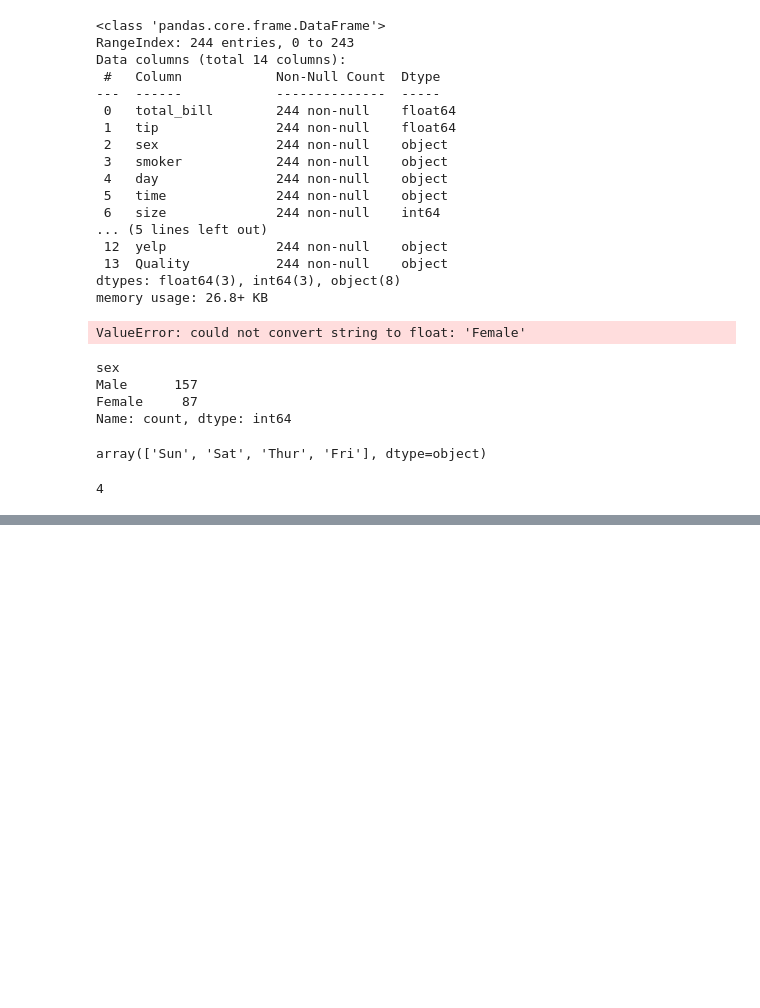
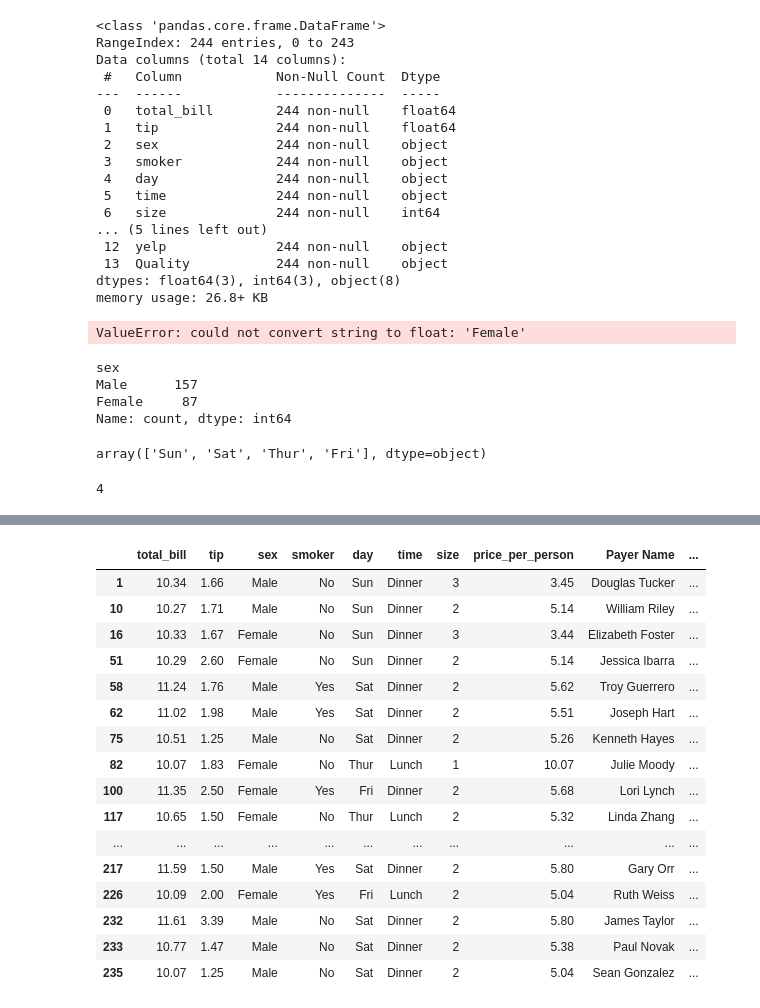
Before and after one commit to neelakandanoj/Python-DataScience, a Jupyter notebook: Pandas.ipynb, the cells around one changed output, grey strips where cells are left out. Cells and saved outputs as stored; diff of their text form; code cells hidden in the pictures; blank space fills up the shorter version.

Commit message:
Pandas functions

```diff
--- a/Pandas.ipynb
+++ b/Pandas.ipynb
@@ -961,3 +961,6 @@ array(['Sun', 'Sat', 'Thur', 'Fri'], dtype=object)
 df['day'].nunique()
 # %% [output]
 4
+# %%
+import pandas as pd
+df=pd.read_csv(".//Data//tips.csv")
@@ -963,0 +976,2 @@ df['day'].nunique()
+# %%
+df['sex']=df['sex'].replace(['Female','Male'],['F','M'])
@@ -963,0 +1041,20 @@ df['day'].nunique()
+# %%
+df[df['total_bill'].between(10,12,inclusive='both')]
+# %% [output]
+|  | total_bill | tip | sex | smoker | day | time | size | price_per_person | Payer Name | ... |
+| 1 | 10.34 | 1.66 | Male | No | Sun | Dinner | 3 | 3.45 | Douglas Tucker | ... |
+| 10 | 10.27 | 1.71 | Male | No | Sun | Dinner | 2 | 5.14 | William Riley | ... |
+| 16 | 10.33 | 1.67 | Female | No | Sun | Dinner | 3 | 3.44 | Elizabeth Foster | ... |
+| 51 | 10.29 | 2.60 | Female | No | Sun | Dinner | 2 | 5.14 | Jessica Ibarra | ... |
+| 58 | 11.24 | 1.76 | Male | Yes | Sat | Dinner | 2 | 5.62 | Troy Guerrero | ... |
+| 62 | 11.02 | 1.98 | Male | Yes | Sat | Dinner | 2 | 5.51 | Joseph Hart | ... |
+| 75 | 10.51 | 1.25 | Male | No | Sat | Dinner | 2 | 5.26 | Kenneth Hayes | ... |
+| 82 | 10.07 | 1.83 | Female | No | Thur | Lunch | 1 | 10.07 | Julie Moody | ... |
+| 100 | 11.35 | 2.50 | Female | Yes | Fri | Dinner | 2 | 5.68 | Lori Lynch | ... |
+| 117 | 10.65 | 1.50 | Female | No | Thur | Lunch | 2 | 5.32 | Linda Zhang | ... |
+| ... | ... | ... | ... | ... | ... | ... | ... | ... | ... | ... |
+| 217 | 11.59 | 1.50 | Male | Yes | Sat | Dinner | 2 | 5.80 | Gary Orr | ... |
+| 226 | 10.09 | 2.00 | Female | Yes | Fri | Lunch | 2 | 5.04 | Ruth Weiss | ... |
+| 232 | 11.61 | 3.39 | Male | No | Sat | Dinner | 2 | 5.80 | James Taylor | ... |
+| 233 | 10.77 | 1.47 | Male | No | Sat | Dinner | 2 | 5.38 | Paul Novak | ... |
+| 235 | 10.07 | 1.25 | Male | No | Sat | Dinner | 2 | 5.04 | Sean Gonzalez | ... |
```
Also changed, not shown: parts of 6 cells of this notebook.
